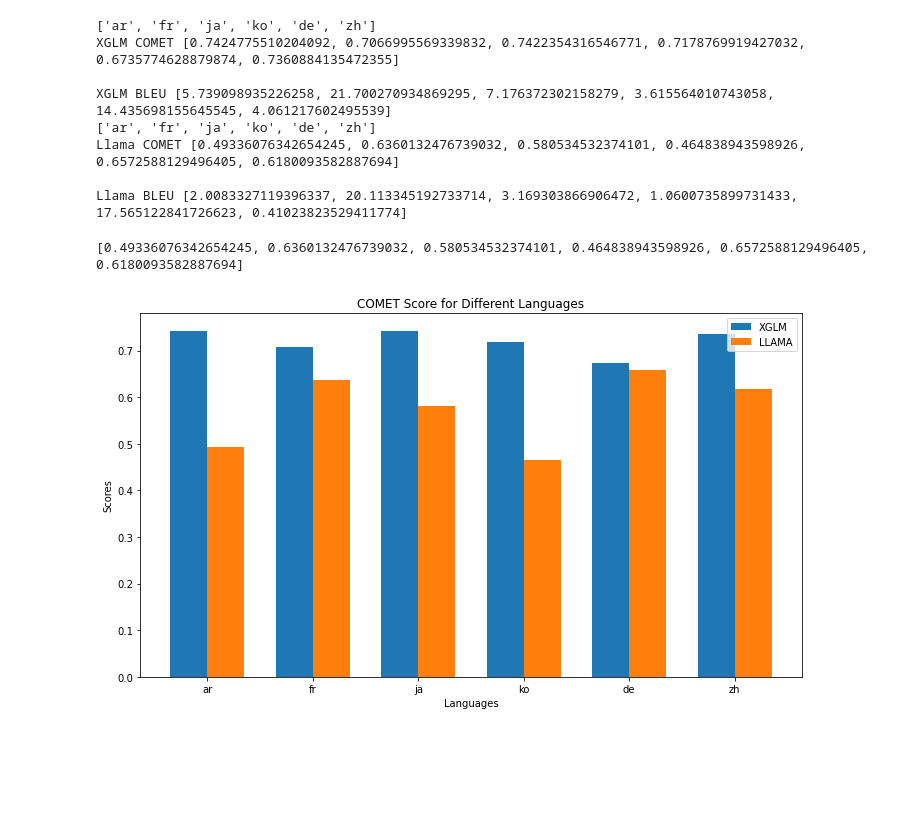
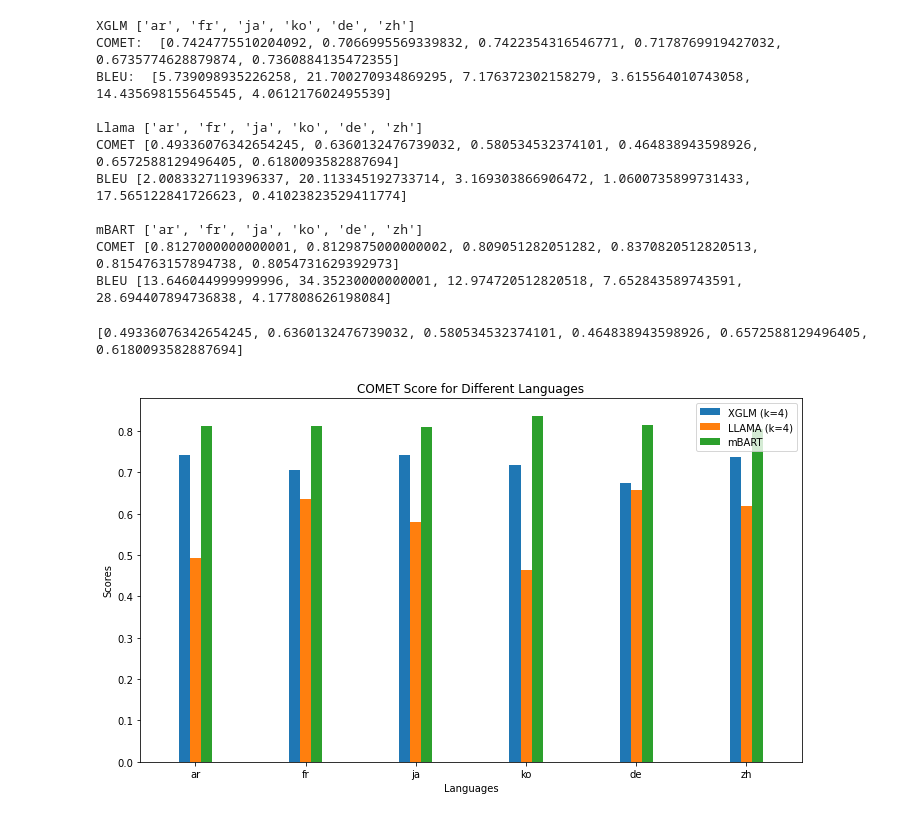
Before and after one commit to su0315/LLM_Contextual_Prompt_MT, a Jupyter notebook: notebook/result_visualization/1-1_model_comparison.ipynb, the cells around one changed output. Drawn from its saved outputs; the diff is of its cells as text; code cells hidden in the pictures; blank space fills up the shorter version.

```diff
--- a/notebook/result_visualization/1-1_model_comparison.ipynb
+++ b/notebook/result_visualization/1-1_model_comparison.ipynb
@@ -47,45 +46,60 @@ def get_score(context_size, model):
     return comet_list, bleu_list, lang_list
 # %%
 xglm_comet_list, xglm_bleu_list, lang_list = get_score("1-1","xglm")
-print ("XGLM COMET", xglm_comet_list)
-print ("\nXGLM BLEU", xglm_bleu_list)
+print ("XGLM", lang_list)
+print ("COMET: ", xglm_comet_list)
+print ("BLEU: ", xglm_bleu_list)
+print ()
 llama_comet_list, llama_bleu_list, lang_list = get_score("1-1","llama")
-print ("Llama COMET", llama_comet_list)
-print ("\nLlama BLEU", llama_bleu_list)
+print ("Llama", lang_list)
+print ("COMET", llama_comet_list)
+print ("BLEU", llama_bleu_list)
+print ()
+mbart_comet_list, mbart_bleu_list, lang_list = get_score("1-1","mbart")
+print ("mBART", lang_list)
+print ("COMET", mbart_comet_list)
+print ("BLEU", mbart_bleu_list)
 # %% [output]
-['ar', 'fr', 'ja', 'ko', 'de', 'zh']
-XGLM COMET [0.7424775510204092, 0.7066995569339832, 0.7422354316546771, 0.7178769919427032, 0.6735774628879874, 0.7360884135472355]
+XGLM ['ar', 'fr', 'ja', 'ko', 'de', 'zh']
+COMET:  [0.7424775510204092, 0.7066995569339832, 0.7422354316546771, 0.7178769919427032, 0.6735774628879874, 0.7360884135472355]
+BLEU:  [5.739098935226258, 21.700270934869295, 7.176372302158279, 3.615564010743058, 14.435698155645545, 4.061217602495539]
 
-XGLM BLEU [5.739098935226258, 21.700270934869295, 7.176372302158279, 3.615564010743058, 14.435698155645545, 4.061217602495539]
-['ar', 'fr', 'ja', 'ko', 'de', 'zh']
-Llama COMET [0.49336076342654245, 0.6360132476739032, 0.580534532374101, 0.464838943598926, 0.6572588129496405, 0.6180093582887694]
+Llama ['ar', 'fr', 'ja', 'ko', 'de', 'zh']
+COMET [0.49336076342654245, 0.6360132476739032, 0.580534532374101, 0.464838943598926, 0.6572588129496405, 0.6180093582887694]
+BLEU [2.0083327119396337, 20.113345192733714, 3.169303866906472, 1.0600735899731433, 17.565122841726623, 0.41023823529411774]
 
-Llama BLEU [2.0083327119396337, 20.113345192733714, 3.169303866906472, 1.0600735899731433, 17.565122841726623, 0.41023823529411774]
+mBART ['ar', 'fr', 'ja', 'ko', 'de', 'zh']
+COMET [0.8127000000000001, 0.8129875000000002, 0.809051282051282, 0.8370820512820513, 0.8154763157894738, 0.8054731629392973]
+BLEU [13.646044999999996, 34.35230000000001, 12.974720512820518, 7.652843589743591, 28.694407894736838, 4.177808626198084]
 # %%
 # Generating positions for the bars
 x = np.arange(len(lang_list))  # The label locations
-width = 0.35  # The width of the bars
+width = 0.1  # The width of the bars
 
 # Creating the plot
 fig, ax = plt.subplots(figsize=(10, len(lang_list)))
-rects1 = ax.bar(x - width/2, xglm_comet_list, width, label='XGLM')
+rects1 = ax.bar(x - width, xglm_comet_list, width, label='XGLM (k=4)')
 print (llama_comet_list)
-rects2 = ax.bar(x + width/2, llama_comet_list, width, label='LLAMA')
+rects2 = ax.bar(x, llama_comet_list, width, label='LLAMA (k=4)')
+rects3 = ax.bar(x +width, mbart_comet_list, width, label='mBART')
 
 # Adding labels and title
 ax.set_xlabel('Languages')
 ax.set_ylabel('Scores')
 ax.set_title('COMET Score for Different Languages')
 ax.set_xticks(x)
 ax.set_xticklabels(lang_list)
 ax.legend()
 
+# Adjust the x-axis limits for better visualization
+ax.set_xlim(-0.5, len(lang_list) - 0.5)
+
 # Displaying the plot
 plt.tight_layout()
 plt.show()
 # %% [output]
 [0.49336076342654245, 0.6360132476739032, 0.580534532374101, 0.464838943598926, 0.6572588129496405, 0.6180093582887694]
-[figure, old version]
+[figure, new version]
 # %%
 # Generating positions for the bars
 x = np.arange(len(lang_list))  # The label locations
```
Also changed, not shown: parts of 2 cells of this notebook, 13 other files.
